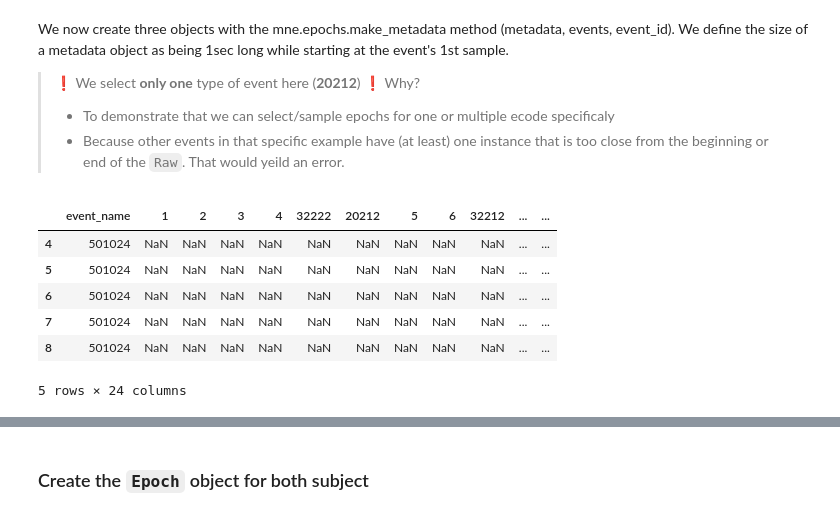
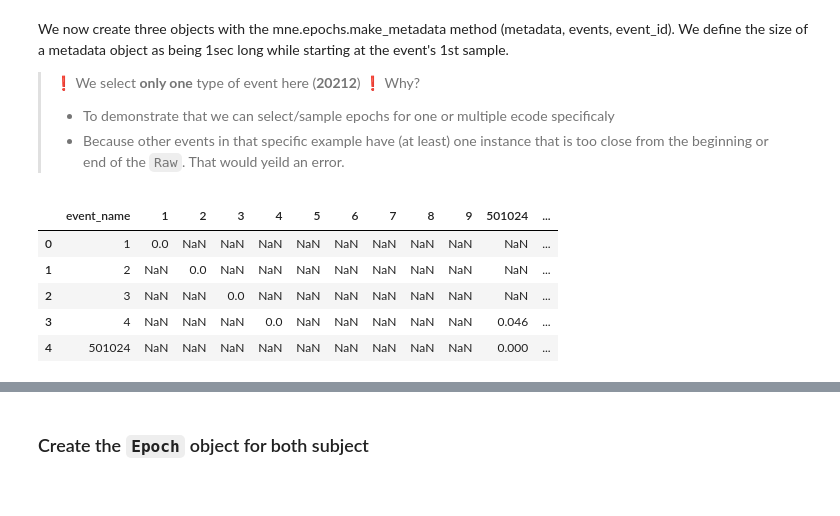
Before and after one commit to FranckPrts/Use-custom-events-in-MNE, a Jupyter notebook: W2W_Prepeocessing_pipeline.ipynb, the cells around one changed output, grey strips where cells are left out. Saved outputs shown, nothing was run; the diff lists cells and outputs as text; code cells hidden in the pictures.

```diff
--- a/W2W_Prepeocessing_pipeline.ipynb
+++ b/W2W_Prepeocessing_pipeline.ipynb
@@ -417,13 +413,35 @@ NB: The time window boundaries used in creating the metadata object don't have t
 events_selected = events_selected.to_numpy()
 # %%
 # Define a dict with the event code and their "name"
+# event_id = {
+#     '1':1, '2':2, '3':3, '4':4,
+#     '32222':32222,
+#     '20212':20212,
+#     '5':5, '6':6,
+#     '32212':32212,
+#     '7':7, '8':8, '9':9, '10':10, '11':11, '20':20,
+#     '501024':501024, '60002413':60002413, '10022':10022,
+#     '60002035':60002035,  '501022':501022, '70000':70000,
+#     '60002431':60002431, '60002034':60002034
+#     }
+
+# event_id = {
+#     '1':1, '2':2, '3':3, '4':4,
+#     '32222':32222,
+#     '20212':20212,
+#     '5':5, '6':6,
+#     '32212':32212,
+#     '7':7, '8':8, '9':9, '10':10, '11':11, '20':20,
+#     'five_o_one':501024, '60002413':60002413, '10022':10022,
+#     '60002035':60002035,  '501022':501022, 'seventythousand':70000,
+#     '60002431':60002431, '60002034':60002034
+#     }
+
+# Updated dict
 event_id = {
     '1':1, '2':2, '3':3, '4':4,
-    '32222':32222,
-    '20212':20212,
     '5':5, '6':6,
-    '32212':32212,
-    '7':7, '8':8, '9':9, '10':10, '11':11, '20':20,
+    '7':7, '8':8, '9':9,
     '501024':501024, '60002413':60002413, '10022':10022,
     '60002035':60002035,  '501022':501022, '70000':70000,
     '60002431':60002431, '60002034':60002034
@@ -438,31 +456,35 @@ We now create three objects with the mne.epochs.make_metadata method (metadata,
 # %%
 meta_tmin, meta_tmax = 0.0, 1.0 # In seconds
 
 # Define our ecode of interrest
-#ecodeOI = ['20212']
-ecodeOI = ['10022', '501024']
-# ecodeOI = ['1', '20212', '7', '8']
+# ecodeOI = ['70000', '501024']
+ecodeOI = ['seventythousand', 'five_o_one']
 
 metadata, events, event_id = mne.epochs.make_metadata(
 
     events=events_selected,
     event_id=event_id,
     tmin= meta_tmin, tmax= meta_tmax,
-    row_events=ecodeOI, # select only event of choices
+
+    # Here, we segment the whole eeg in 1sec epochs so
+    # ICA can be  performed on a maximal amount of data.
+
+    # To select only event of choices, uncoment the line below
+    # row_events=ecodeOI,
+
     sfreq=raw.info['sfreq']
     )
 
 events = events.astype(int)
 
 metadata.head()
 # %% [output]
-|  | event_name | 1 | 2 | 3 | 4 | 32222 | 20212 | 5 | 6 | 32212 | ... | ... |
-| 4 | 501024 | NaN | NaN | NaN | NaN | NaN | NaN | NaN | NaN | NaN | ... | ... |
-| 5 | 501024 | NaN | NaN | NaN | NaN | NaN | NaN | NaN | NaN | NaN | ... | ... |
-| 6 | 501024 | NaN | NaN | NaN | NaN | NaN | NaN | NaN | NaN | NaN | ... | ... |
-| 7 | 501024 | NaN | NaN | NaN | NaN | NaN | NaN | NaN | NaN | NaN | ... | ... |
-| 8 | 501024 | NaN | NaN | NaN | NaN | NaN | NaN | NaN | NaN | NaN | ... | ... |
+|  | event_name | 1 | 2 | 3 | 4 | 5 | 6 | 7 | 8 | 9 | 501024 | ... |
+| 0 | 1 | 0.0 | NaN | NaN | NaN | NaN | NaN | NaN | NaN | NaN | NaN | ... |
+| 1 | 2 | NaN | 0.0 | NaN | NaN | NaN | NaN | NaN | NaN | NaN | NaN | ... |
+| 2 | 3 | NaN | NaN | 0.0 | NaN | NaN | NaN | NaN | NaN | NaN | NaN | ... |
+| 3 | 4 | NaN | NaN | NaN | 0.0 | NaN | NaN | NaN | NaN | NaN | 0.046 | ... |
+| 4 | 501024 | NaN | NaN | NaN | NaN | NaN | NaN | NaN | NaN | NaN | 0.000 | ... |
-5 rows × 24 columns
 # %%
 event_plot = mne.viz.plot_events(
     events, raw.info['sfreq'],
```
Also changed, not shown: parts of 34 cells of this notebook.
